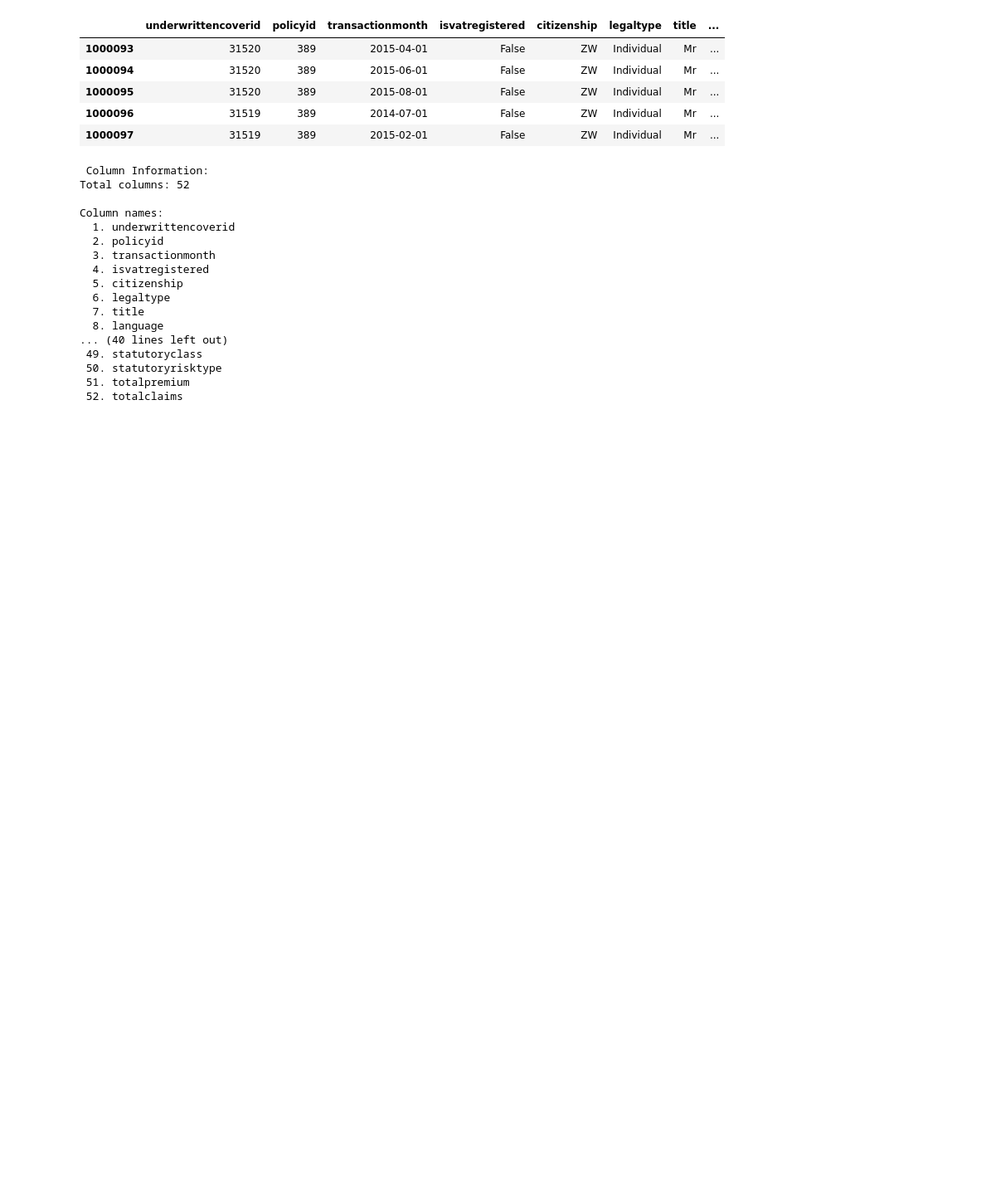
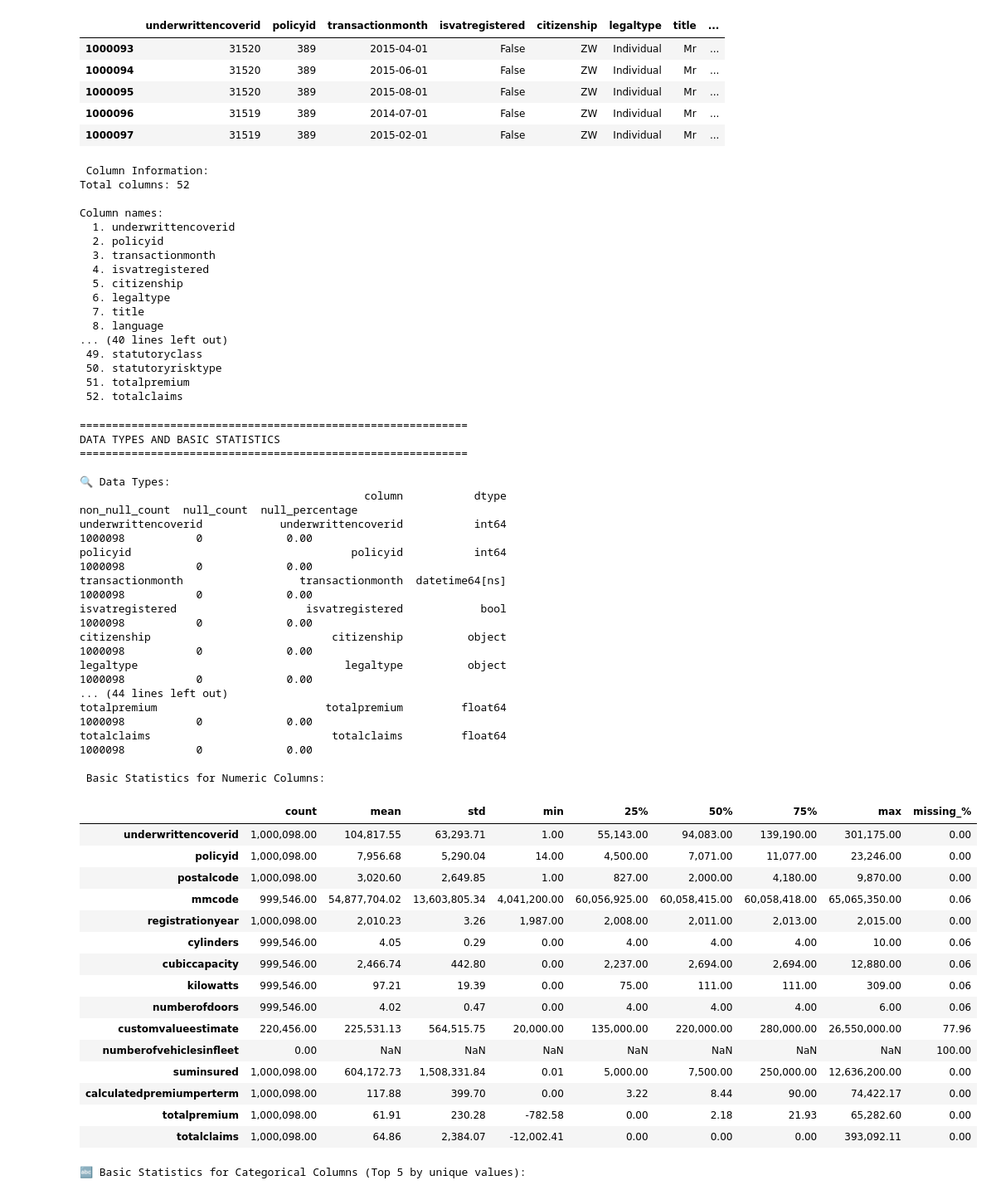
Before and after one commit to hann2004/kaim-week3-insurance-risk-analytics-acis, a Jupyter notebook: notebooks/01_eda_initial.ipynb, the cells around one changed output. Shown: that part at 83% size. Cells and saved outputs as stored; diff of their text form; code cells hidden in the pictures; blank space fills up the shorter version.

```diff
--- a/notebooks/01_eda_initial.ipynb
+++ b/notebooks/01_eda_initial.ipynb
@@ -136,3 +136,83 @@ Column names:
  50. statutoryrisktype
  51. totalpremium
  52. totalclaims
+# %%
+print("="*60)
+print("DATA TYPES AND BASIC STATISTICS")
+print("="*60)
+
+# Data types
+print("\n🔍 Data Types:")
+dtype_summary = pd.DataFrame({
+    'column': df.columns,
+    'dtype': df.dtypes,
+    'non_null_count': df.count(),
+    'null_count': df.isnull().sum(),
+    'null_percentage': (df.isnull().sum() / len(df)) * 100
+})
+
+print(dtype_summary.to_string())
+
+# Basic statistics for numeric columns
+print("\n Basic Statistics for Numeric Columns:")
+numeric_cols = df.select_dtypes(include=[np.number]).columns
+if len(numeric_cols) > 0:
+    numeric_stats = df[numeric_cols].describe().T
+    numeric_stats['missing_%'] = (df[numeric_cols].isnull().sum() / len(df)) * 100
+    display(numeric_stats)
+else:
+    print(" No numeric columns found")
+
+# Basic statistics for categorical columns
+print("\n🔤 Basic Statistics for Categorical Columns (Top 5 by unique values):")
+cat_cols = df.select_dtypes(include=['object']).columns
+if len(cat_cols) > 0:
+    cat_stats = []
+    for col in cat_cols[:5]:  # Show first 5 categorical columns
+        unique_vals = df[col].nunique()
+        most_common = df[col].mode().iloc[0] if not df[col].mode().empty else 'N/A'
+        most_common_pct = (df[col] == most_common).mean() * 100 if most_common != 'N/A' else 0
+        cat_stats.append({
+            'column': col,
+            'unique_values': unique_vals,
+            'most_common': most_common,
+            'most_common_%': f"{most_common_pct:.1f}%"
+        })
+    display(pd.DataFrame(cat_stats))
+else:
+    print(" No categorical columns found")
+# %% [output]
+============================================================
+DATA TYPES AND BASIC STATISTICS
+============================================================
+
+🔍 Data Types:
+                                            column           dtype  non_null_count  null_count  null_percentage
+underwrittencoverid            underwrittencoverid           int64         1000098           0             0.00
+policyid                                  policyid           int64         1000098           0             0.00
+transactionmonth                  transactionmonth  datetime64[ns]         1000098           0             0.00
+isvatregistered                    isvatregistered            bool         1000098           0             0.00
+citizenship                            citizenship          object         1000098           0             0.00
+legaltype                                legaltype          object         1000098           0             0.00
+... (44 lines left out)
+totalpremium                          totalpremium         float64         1000098           0             0.00
+totalclaims                            totalclaims         float64         1000098           0             0.00
+
+ Basic Statistics for Numeric Columns:
+|  | count | mean | std | min | 25% | 50% | 75% | max | missing_% |
+| underwrittencoverid | 1,000,098.00 | 104,817.55 | 63,293.71 | 1.00 | 55,143.00 | 94,083.00 | 139,190.00 | 301,175.00 | 0.00 |
+| policyid | 1,000,098.00 | 7,956.68 | 5,290.04 | 14.00 | 4,500.00 | 7,071.00 | 11,077.00 | 23,246.00 | 0.00 |
+| postalcode | 1,000,098.00 | 3,020.60 | 2,649.85 | 1.00 | 827.00 | 2,000.00 | 4,180.00 | 9,870.00 | 0.00 |
+| mmcode | 999,546.00 | 54,877,704.02 | 13,603,805.34 | 4,041,200.00 | 60,056,925.00 | 60,058,415.00 | 60,058,418.00 | 65,065,350.00 | 0.06 |
+| registrationyear | 1,000,098.00 | 2,010.23 | 3.26 | 1,987.00 | 2,008.00 | 2,011.00 | 2,013.00 | 2,015.00 | 0.00 |
+| cylinders | 999,546.00 | 4.05 | 0.29 | 0.00 | 4.00 | 4.00 | 4.00 | 10.00 | 0.06 |
+| cubiccapacity | 999,546.00 | 2,466.74 | 442.80 | 0.00 | 2,237.00 | 2,694.00 | 2,694.00 | 12,880.00 | 0.06 |
+| kilowatts | 999,546.00 | 97.21 | 19.39 | 0.00 | 75.00 | 111.00 | 111.00 | 309.00 | 0.06 |
+| numberofdoors | 999,546.00 | 4.02 | 0.47 | 0.00 | 4.00 | 4.00 | 4.00 | 6.00 | 0.06 |
+| customvalueestimate | 220,456.00 | 225,531.13 | 564,515.75 | 20,000.00 | 135,000.00 | 220,000.00 | 280,000.00 | 26,550,000.00 | 77.96 |
+| numberofvehiclesinfleet | 0.00 | NaN | NaN | NaN | NaN | NaN | NaN | NaN | 100.00 |
+| suminsured | 1,000,098.00 | 604,172.73 | 1,508,331.84 | 0.01 | 5,000.00 | 7,500.00 | 250,000.00 | 12,636,200.00 | 0.00 |
+| calculatedpremiumperterm | 1,000,098.00 | 117.88 | 399.70 | 0.00 | 3.22 | 8.44 | 90.00 | 74,422.17 | 0.00 |
+| totalpremium | 1,000,098.00 | 61.91 | 230.28 | -782.58 | 0.00 | 2.18 | 21.93 | 65,282.60 | 0.00 |
+| totalclaims | 1,000,098.00 | 64.86 | 2,384.07 | -12,002.41 | 0.00 | 0.00 | 0.00 | 393,092.11 | 0.00 |
+🔤 Basic Statistics for Categorical Columns (Top 5 by unique values):
```
Also changed, not shown: parts of 1 cell of this notebook.
